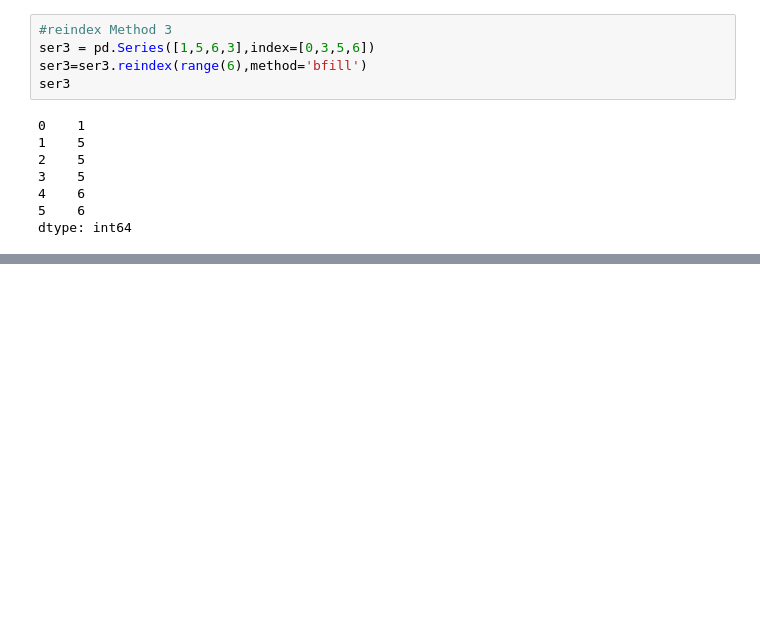
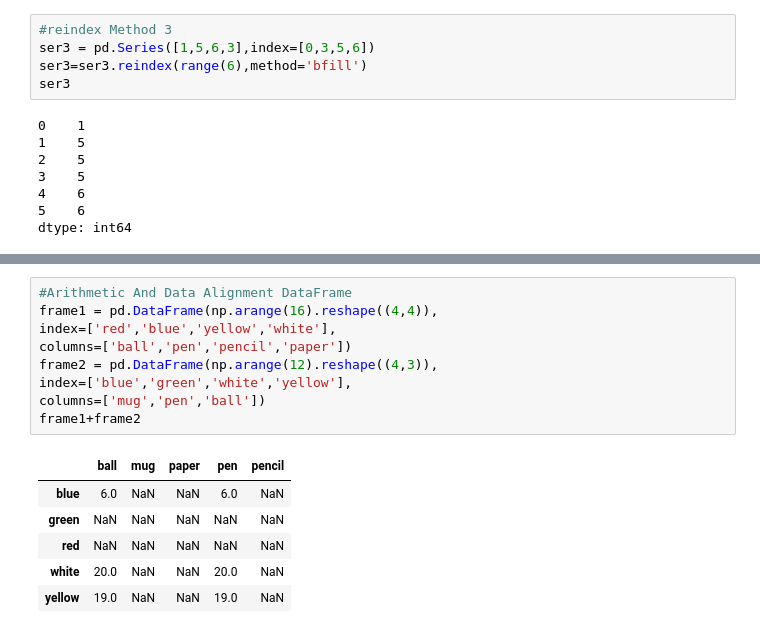
Before and after one commit to AhmadIbrahim-AI/DATA-SCIENCE-SQL, a Jupyter notebook: DATA FRAME.ipynb, the cells around one changed output, grey strips where cells are left out. Drawn from its saved outputs; the diff is of its cells as text; blank space fills up the shorter version.

```diff
--- a/DATA FRAME.ipynb
+++ b/DATA FRAME.ipynb
@@ -246,0 +318,16 @@ dtype: int64
+# %%
+#Arithmetic And Data Alignment DataFrame
+frame1 = pd.DataFrame(np.arange(16).reshape((4,4)),
+index=['red','blue','yellow','white'],
+columns=['ball','pen','pencil','paper'])
+frame2 = pd.DataFrame(np.arange(12).reshape((4,3)),
+index=['blue','green','white','yellow'],
+columns=['mug','pen','ball'])
+frame1+frame2
+# %% [output]
+|  | ball | mug | paper | pen | pencil |
+| blue | 6.0 | NaN | NaN | 6.0 | NaN |
+| green | NaN | NaN | NaN | NaN | NaN |
+| red | NaN | NaN | NaN | NaN | NaN |
+| white | 20.0 | NaN | NaN | 20.0 | NaN |
+| yellow | 19.0 | NaN | NaN | 19.0 | NaN |
```
Also changed, not shown: parts of 49 cells of this notebook.
